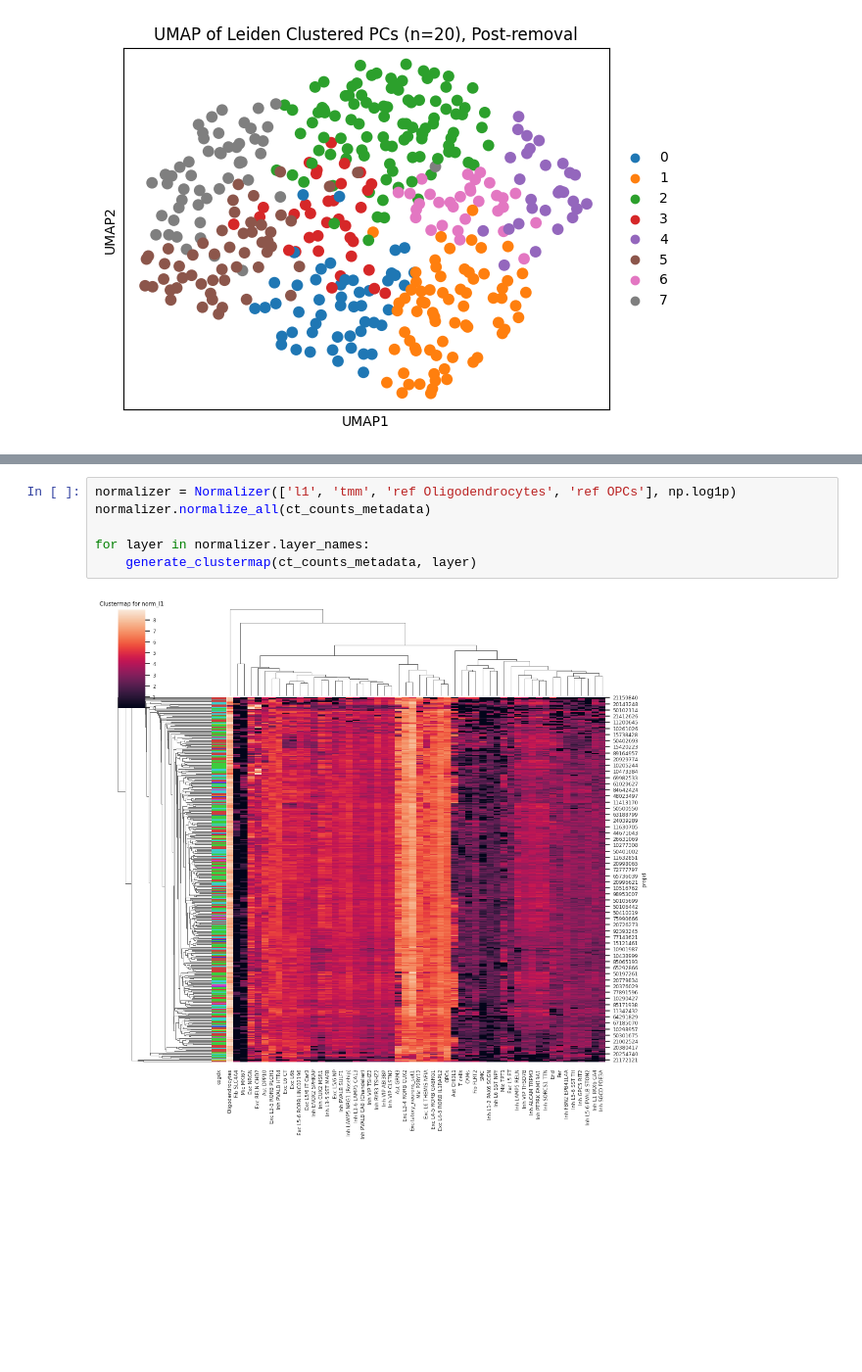
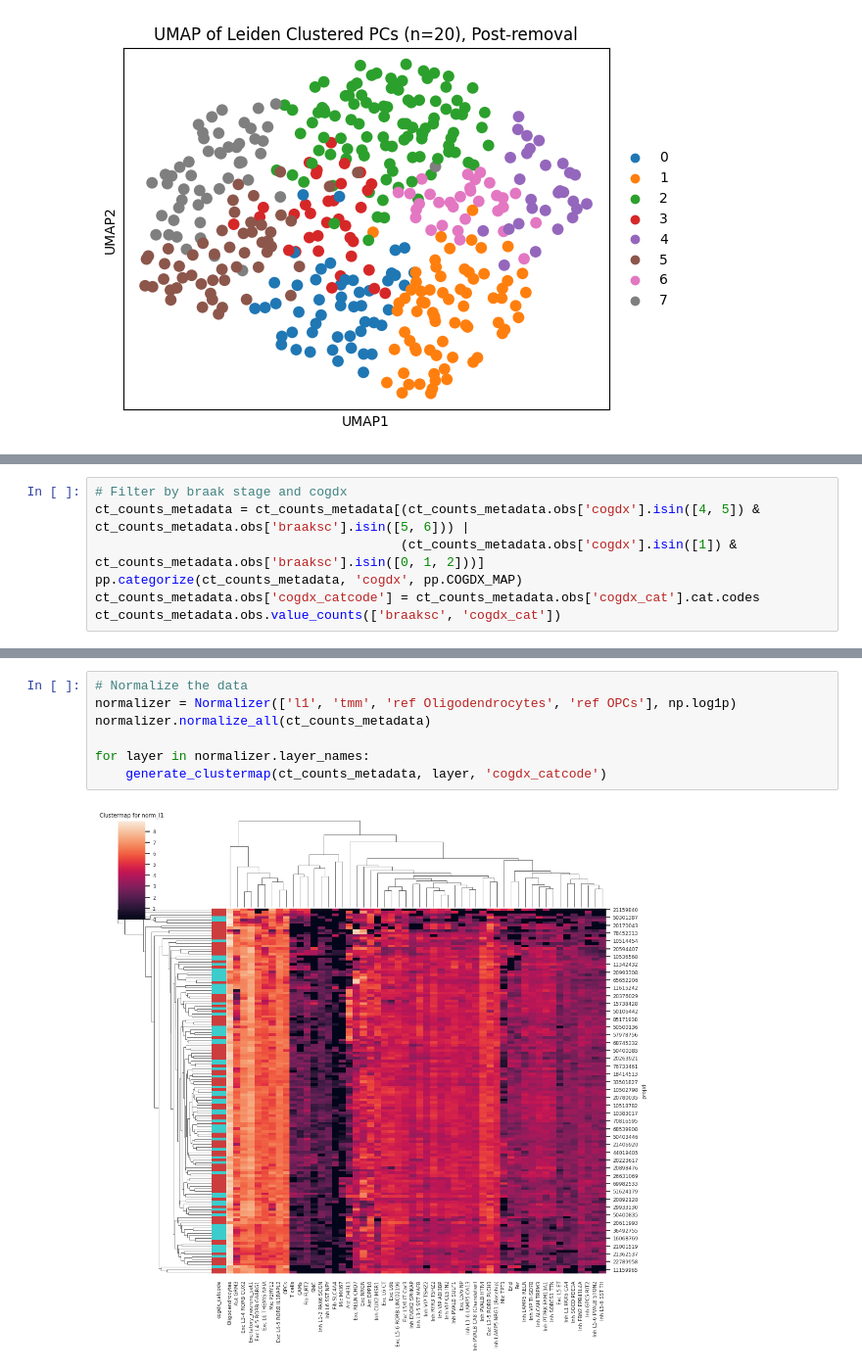
Before and after one commit to LuminousCodeGH/bsc-thesis-scripts, a Jupyter notebook: main.ipynb, the cells around one changed output, grey strips where cells are left out. Shown at 98% size. Saved outputs shown, nothing was run; the diff lists cells and outputs as text; blank space fills up the shorter version.

```diff
--- a/main.ipynb
+++ b/main.ipynb
@@ -21,0 +27,7 @@ ct_counts_metadata = pp.remove_cluster(ct_counts_metadata, '8')
+# %%
+# Filter by braak stage and cogdx
+ct_counts_metadata = ct_counts_metadata[(ct_counts_metadata.obs['cogdx'].isin([4, 5]) & ct_counts_metadata.obs['braaksc'].isin([5, 6])) |
+                                        (ct_counts_metadata.obs['cogdx'].isin([1]) & ct_counts_metadata.obs['braaksc'].isin([0, 1, 2]))]
+pp.categorize(ct_counts_metadata, 'cogdx', pp.COGDX_MAP)
+ct_counts_metadata.obs['cogdx_catcode'] = ct_counts_metadata.obs['cogdx_cat'].cat.codes
+ct_counts_metadata.obs.value_counts(['braaksc', 'cogdx_cat'])
@@ -22,8 +42,9 @@ ct_counts_metadata = pp.remove_cluster(ct_counts_metadata, '8')
 # %%
+# Normalize the data
 normalizer = Normalizer(['l1', 'tmm', 'ref Oligodendrocytes', 'ref OPCs'], np.log1p)
 normalizer.normalize_all(ct_counts_metadata)
 
 for layer in normalizer.layer_names:
-    generate_clustermap(ct_counts_metadata, layer)
+    generate_clustermap(ct_counts_metadata, layer, 'cogdx_catcode')
 # %% [output]
-[figure, old version]
+[figure, new version]
```
Also changed, not shown: parts of 6 cells of this notebook.
